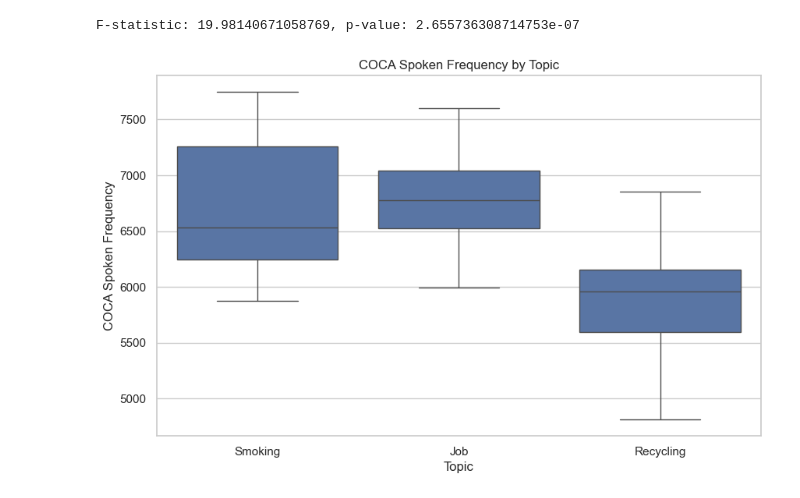
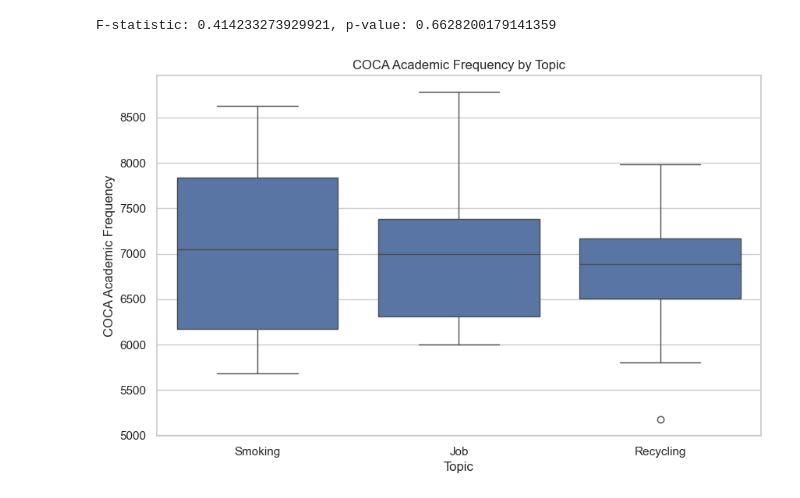
Before and after one commit to Electrosquib/Farinutt, a Jupyter notebook: main.ipynb, the cells around one changed output. Saved outputs shown, nothing was run; the diff lists cells and outputs as text; code cells hidden in the pictures.

Commit message:
Re-ran analysis compared with a different index (academic)

```diff
--- a/main.ipynb
+++ b/main.ipynb
@@ -94,23 +75,23 @@ for fold in fol:
     shutil.move(f"Essays/{fold}/{fold}_1.txt", dest)
     shutil.move(f"Essays/{fold}/{fold}_2.txt", dest)
 # %%
-df = pd.read_csv('grouped_results.csv')
-groups = [group['COCA_spoken_Frequency_AW'].values for name, group in df.groupby('Topic')]
+df = pd.read_csv('grouped_results_updated.csv')
+groups = [group['COCA_Academic_Frequency_AW'].values for name, group in df.groupby('Topic')]
 f_stat, p_val = stats.f_oneway(*groups)
 print(f"F-statistic: {f_stat}, p-value: {p_val}")
 
 # Set the plot style
 sns.set(style="whitegrid")
 
 # Create the box plot
 plt.figure(figsize=(10, 6))
-sns.boxplot(x='Topic', y='COCA_spoken_Frequency_AW', data=df)
+sns.boxplot(x='Topic', y='COCA_Academic_Frequency_AW', data=df)
 
 # Add titles and labels
-plt.title('COCA Spoken Frequency by Topic')
+plt.title('COCA Academic Frequency by Topic')
 plt.xlabel('Topic')
-plt.ylabel('COCA Spoken Frequency')
+plt.ylabel('COCA Academic Frequency')
 plt.show()
 # %% [output]
-F-statistic: 19.98140671058769, p-value: 2.655736308714753e-07
+F-statistic: 0.414233273929921, p-value: 0.6628200179141359
-[figure, old version]
+[figure, new version]
```
Also changed, not shown: parts of 1 cell of this notebook, 4 other files.
